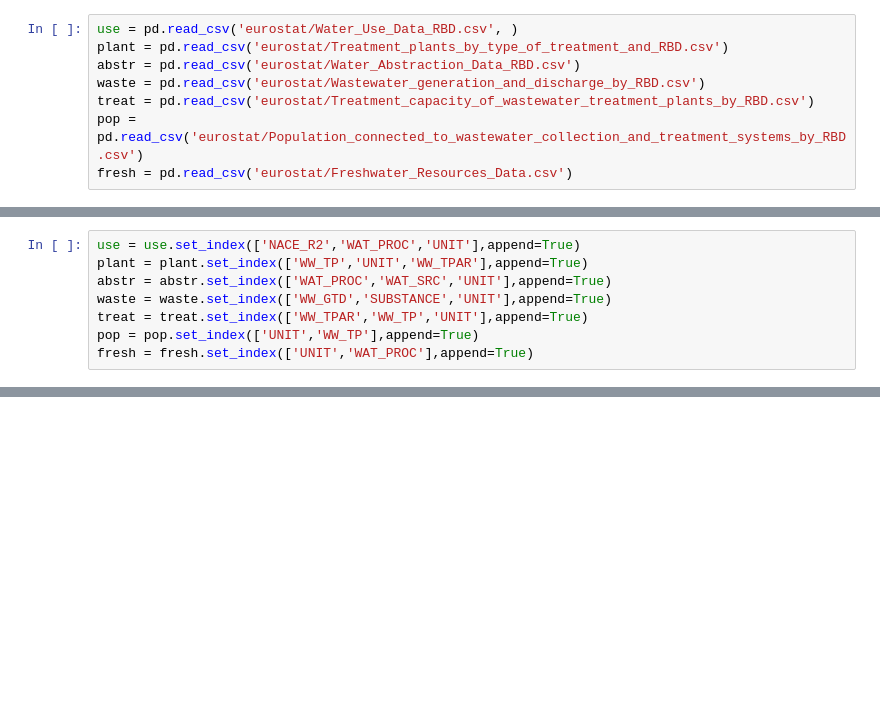
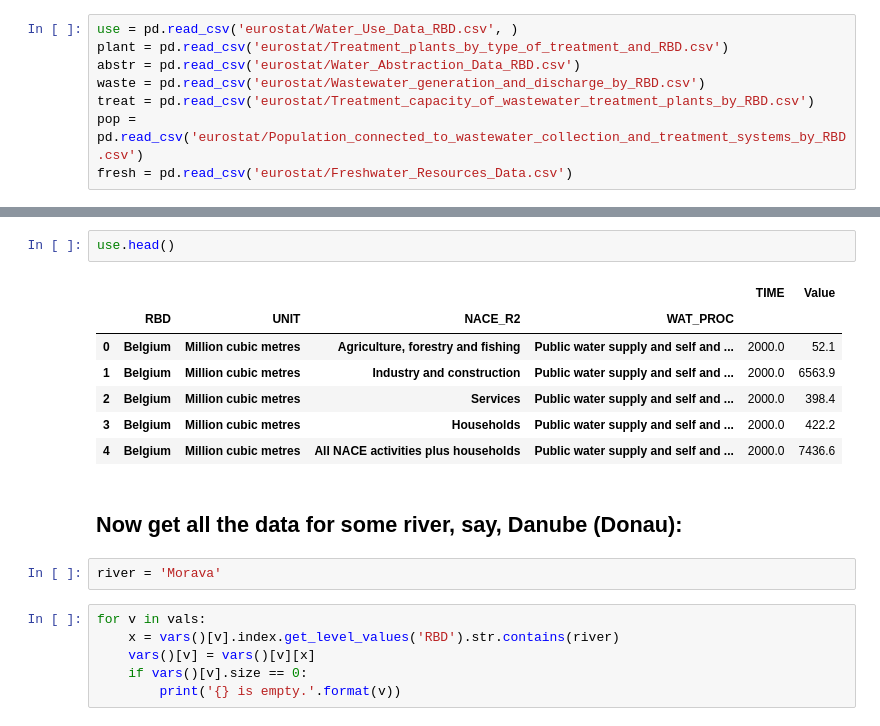
Before and after one commit to ekaterinailin/dustycrocodile, a Jupyter notebook: ekaterina_workspace.ipynb, the cells around one changed output, grey strips where cells are left out. Drawn from its saved outputs; the diff is of its cells as text; blank space fills up the shorter version.

```diff
--- a/ekaterina_workspace.ipynb
+++ b/ekaterina_workspace.ipynb
@@ -33,8 +17,0 @@ for i in vals:
-# %%
-use = use.set_index(['NACE_R2','WAT_PROC','UNIT'],append=True)
-plant = plant.set_index(['WW_TP','UNIT','WW_TPAR'],append=True)
-abstr = abstr.set_index(['WAT_PROC','WAT_SRC','UNIT'],append=True)
-waste = waste.set_index(['WW_GTD','SUBSTANCE','UNIT'],append=True)
-treat = treat.set_index(['WW_TPAR','WW_TP','UNIT'],append=True)
-pop = pop.set_index(['UNIT','WW_TP'],append=True)
-fresh = fresh.set_index(['UNIT','WAT_PROC'],append=True)
@@ -305,0 +53,20 @@ precip.plot(x='TIME',y='')
+# %%
+use.head()
+# %% [output]
+|  |  |  |  |  | TIME | Value |
+|  | RBD | UNIT | NACE_R2 | WAT_PROC |  |  |
+| 0 | Belgium | Million cubic metres | Agriculture, forestry and fishing | Public water supply and self and ... | 2000.0 | 52.1 |
+| 1 | Belgium | Million cubic metres | Industry and construction | Public water supply and self and ... | 2000.0 | 6563.9 |
+| 2 | Belgium | Million cubic metres | Services | Public water supply and self and ... | 2000.0 | 398.4 |
+| 3 | Belgium | Million cubic metres | Households | Public water supply and self and ... | 2000.0 | 422.2 |
+| 4 | Belgium | Million cubic metres | All NACE activities plus households | Public water supply and self and ... | 2000.0 | 7436.6 |
+# %% [markdown]
+## Now get all the data for some river, say,  Danube (Donau):
+# %%
+river = 'Morava'
+# %%
+for v in vals:
+    x = vars()[v].index.get_level_values('RBD').str.contains(river)
+    vars()[v] = vars()[v][x]
+    if vars()[v].size == 0:
+        print('{} is empty.'.format(v))
```
Also changed, not shown: parts of 32 cells of this notebook.
